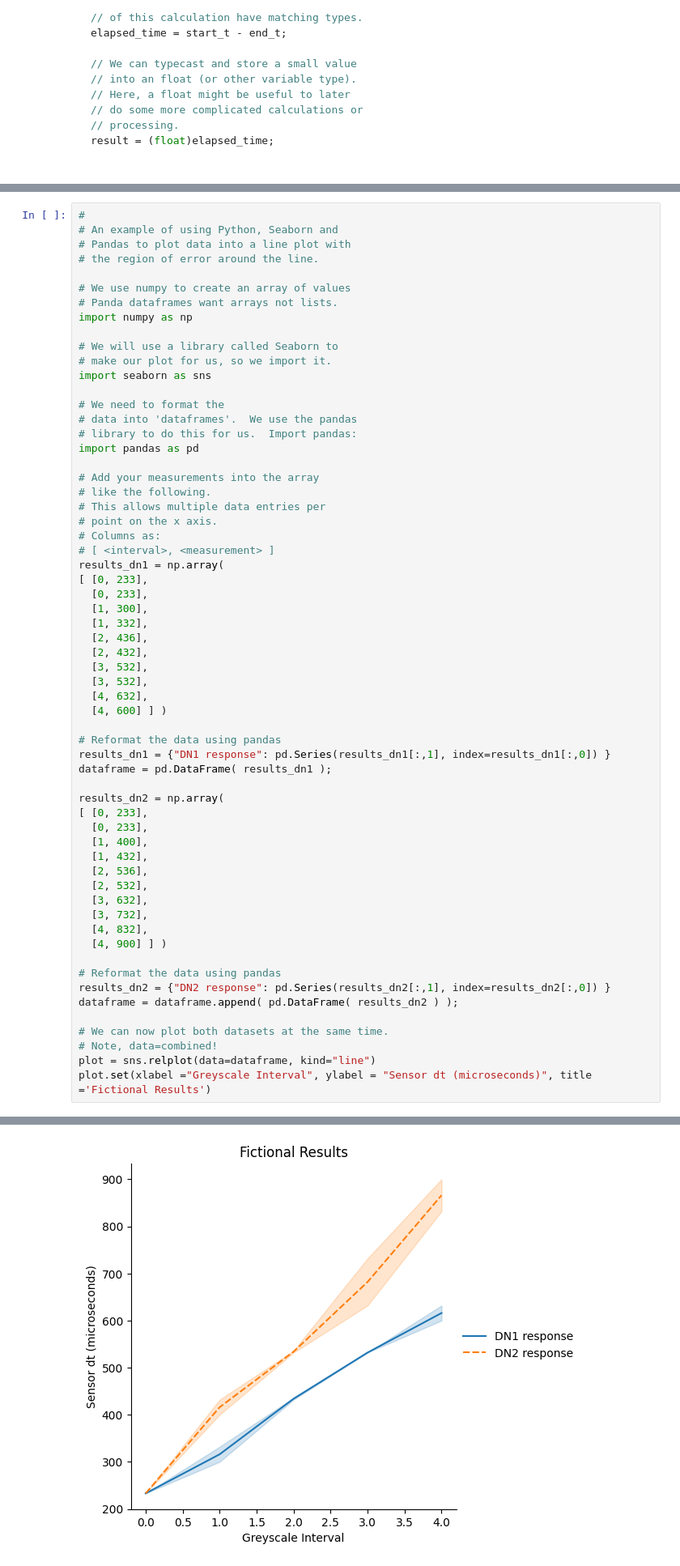
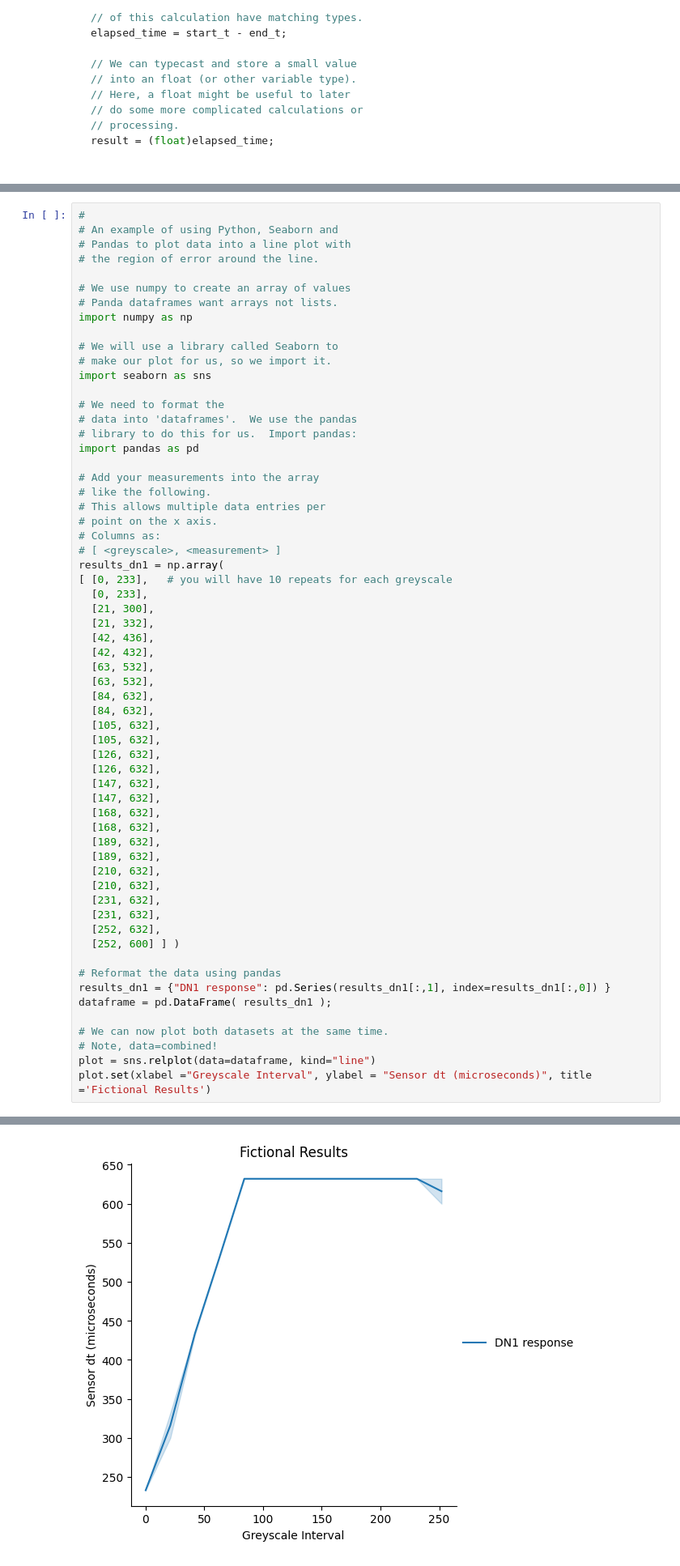
Before and after one commit to paulodowd/EMATM0054_53_23-24, a Jupyter notebook: Labsheets/Core/L3_LineSensors.ipynb, the cells around one changed output, grey strips where cells are left out. Shown at 81% size. Saved outputs shown, nothing was run; the diff lists cells and outputs as text.

```diff
--- a/Labsheets/Core/L3_LineSensors.ipynb
+++ b/Labsheets/Core/L3_LineSensors.ipynb
@@ -388,59 +476,59 @@ It is important to first validate that the example above works on your 3Pi+.  Us
 # Panda dataframes want arrays not lists.
 import numpy as np
 
 # We will use a library called Seaborn to
 # make our plot for us, so we import it.
 import seaborn as sns
 
 # We need to format the
 # data into 'dataframes'.  We use the pandas
 # library to do this for us.  Import pandas:
 import pandas as pd
 
 # Add your measurements into the array
 # like the following.
 # This allows multiple data entries per
 # point on the x axis.
 # Columns as:
-# [ <interval>, <measurement> ]
+# [ <greyscale>, <measurement> ]
 results_dn1 = np.array(
-[ [0, 233],
+[ [0, 233],   # you will have 10 repeats for each greyscale
   [0, 233],
-  [1, 300],
-  [1, 332],
-  [2, 436],
-  [2, 432],
-  [3, 532],
-  [3, 532],
-  [4, 632],
-  [4, 600] ] )
+  [21, 300],
+  [21, 332],
+  [42, 436],
+  [42, 432],
+  [63, 532],
+  [63, 532],
+  [84, 632],
+  [84, 632],
+  [105, 632],
+  [105, 632],
+  [126, 632],
+  [126, 632],
+  [147, 632],
+  [147, 632],
+  [168, 632],
+  [168, 632],
+  [189, 632],
+  [189, 632],
+  [210, 632],
+  [210, 632],
+  [231, 632],
+  [231, 632],
+  [252, 632],
+  [252, 600] ] )
 
 # Reformat the data using pandas
 results_dn1 = {"DN1 response": pd.Series(results_dn1[:,1], index=results_dn1[:,0]) }
 dataframe = pd.DataFrame( results_dn1 );
 
-results_dn2 = np.array(
-[ [0, 233],
-  [0, 233],
-  [1, 400],
-  [1, 432],
-  [2, 536],
-  [2, 532],
-  [3, 632],
-  [3, 732],
-  [4, 832],
-  [4, 900] ] )
-
-# Reformat the data using pandas
-results_dn2 = {"DN2 response": pd.Series(results_dn2[:,1], index=results_dn2[:,0]) }
-dataframe = dataframe.append( pd.DataFrame( results_dn2 ) );
-
 # We can now plot both datasets at the same time.
 # Note, data=combined!
 plot = sns.relplot(data=dataframe, kind="line")
 plot.set(xlabel ="Greyscale Interval", ylabel = "Sensor dt (microseconds)", title ='Fictional Results')
 # %% [output]
 <seaborn.axisgrid.FacetGrid at 0x...>
-[figure, old version]
+[figure, new version]
 # %% [markdown]
 <hr><br><br><br><br>
```
Also changed, not shown: parts of 5 cells of this notebook.
